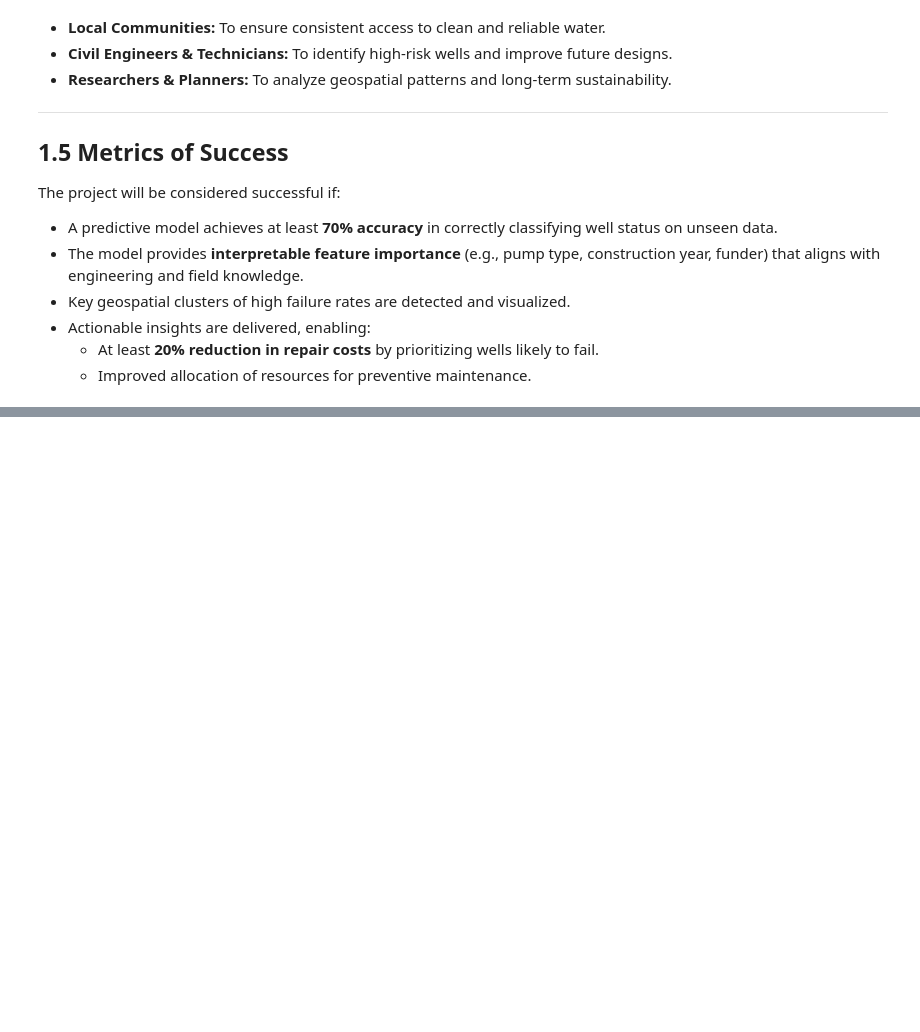
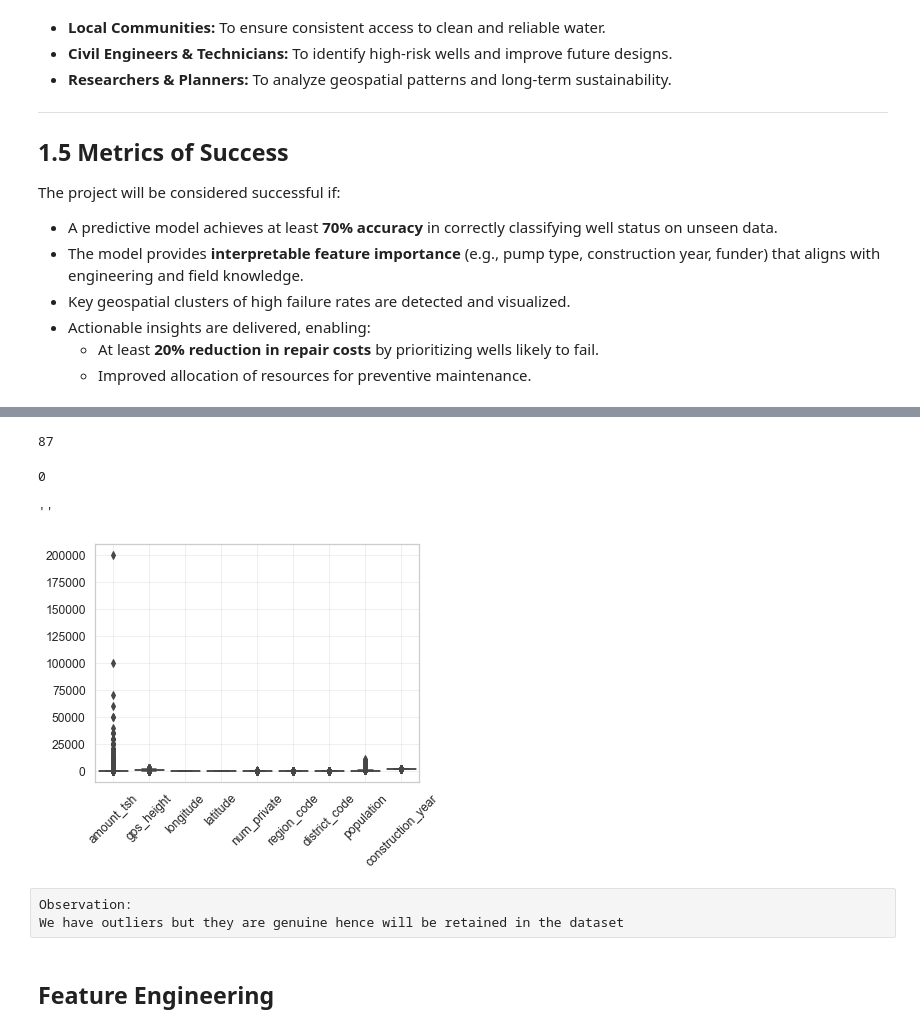
Before and after one commit to HuldahCR/Tanzanian_Water_Well_Risk_Model, a Jupyter notebook: notebooks/Tanzanian_Water_Well_Modeling.ipynb, the cells around one changed output, grey strips where cells are left out. Cells and saved outputs as stored; diff of their text form; code cells hidden in the pictures; blank space fills up the shorter version.

```diff
--- a/notebooks/Tanzanian_Water_Well_Modeling.ipynb
+++ b/notebooks/Tanzanian_Water_Well_Modeling.ipynb
@@ -62,0 +1377,11 @@ The project will be considered successful if:
+# %%
+# impute null values for construction year with the regional median construction year
+if test_df1["construction_year"].isna().any():
+    test_df1["construction_year"] = test_df1.groupby("region")["construction_year"].transform(
+            lambda s: s.fillna(s.median()))
+
+# impute remaining nulls with the median construction year
+test_df1["construction_year"] = test_df1["construction_year"].fillna(train_df1["construction_year"].median())
+
+#check for null values
+test_df1["construction_year"].isna().sum()
@@ -62,0 +1390,6 @@ The project will be considered successful if:
+# %%
+# apply the function fill mode to impute the permit by region
+test_df1["permit"] = test_df1.groupby("region")["permit"].transform(fill_mode)
+
+# check for null values
+test_df1["permit"].isna().sum()
@@ -62,0 +1398,6 @@ The project will be considered successful if:
+# %%
+# apply the function to imputing the public meeting by region
+test_df1["public_meeting"] = test_df1.groupby("region")["public_meeting"].transform(fill_mode)
+
+# check for null values
+test_df1["public_meeting"].isna().sum()
@@ -62,0 +1427,28 @@ The project will be considered successful if:
+# %%
+# check for duplicates
+test_df1.duplicated().sum()
+# %% [output]
+87
+# %%
+# drop duplicates
+test_df1.drop_duplicates(inplace=True)
+
+# check for duplicates
+test_df1.duplicated().sum()
+# %% [output]
+0
+# %%
+#check for outliers
+sns.boxplot(test_df1)
+plt.tight_layout()
+plt.grid(alpha=.3)
+plt.xticks(rotation=45)
+;
+# %% [output]
+''
+[figure, added]
+# %% [raw]
+Observation:
+We have outliers but they are genuine hence will be retained in the dataset
+# %% [markdown]
+## Feature Engineering
```
Also changed, not shown: parts of 90 cells of this notebook.
